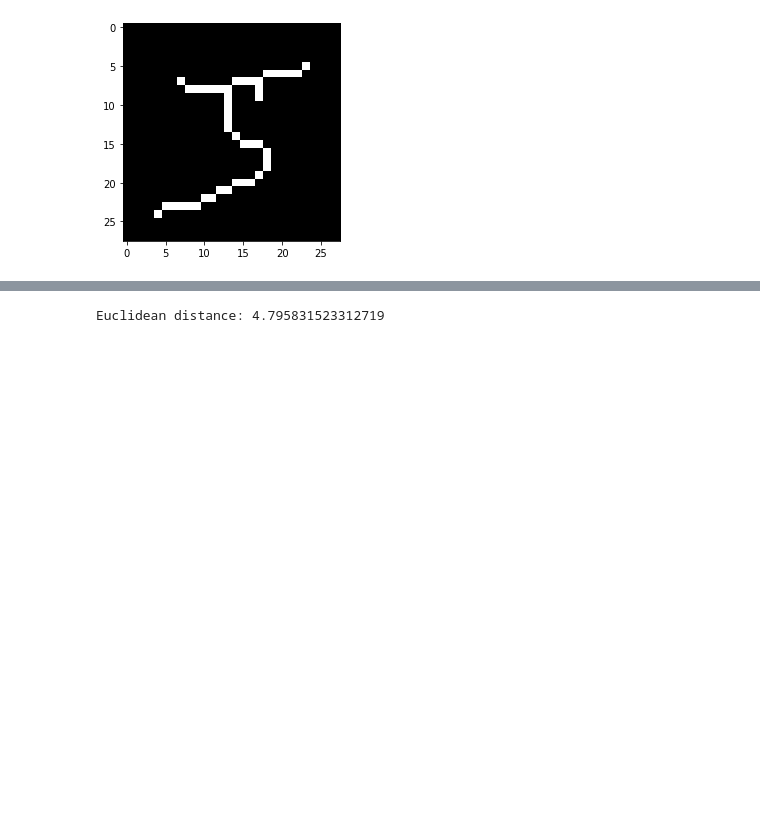
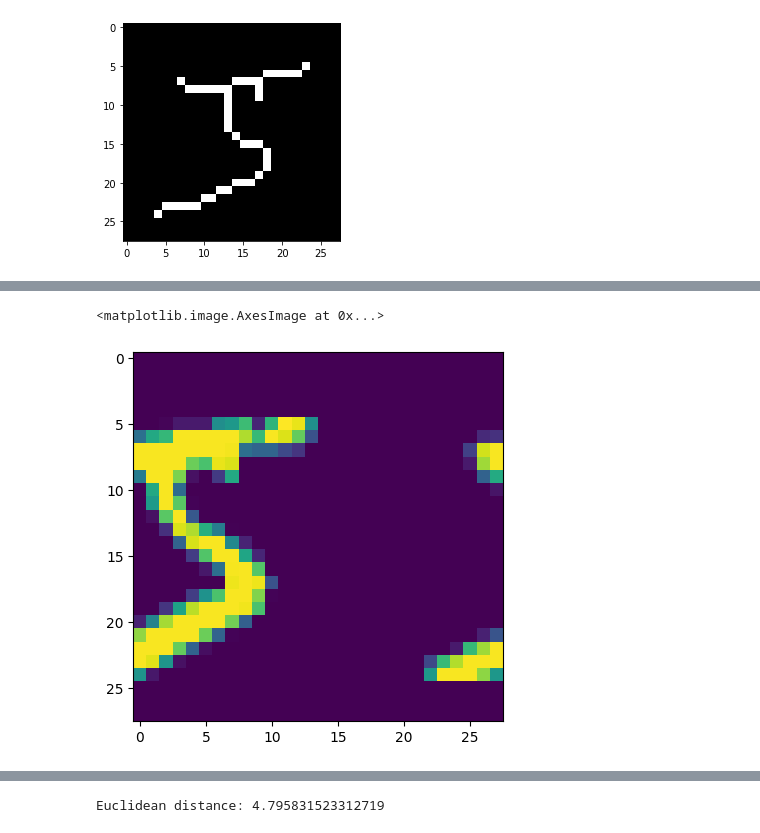
Before and after one commit to Meenu-Madhavan-M/Assignment1_python, a Jupyter notebook: DTTE_Colab_Tutorial_2_DataFeatures&Augmentation.ipynb, the cells around one changed output, grey strips where cells are left out. Saved outputs shown, nothing was run; the diff lists cells and outputs as text; code cells hidden in the pictures; blank space fills up the shorter version.

```diff
--- a/DTTE_Colab_Tutorial_2_DataFeatures&Augmentation.ipynb
+++ b/DTTE_Colab_Tutorial_2_DataFeatures&Augmentation.ipynb
@@ -948,0 +849,13 @@ Downloading data from https://storage.googleapis.com/tensorflow/tf-keras-dataset
+# %%
+# Function for random horizontal shift
+
+def horizontal_shift(img, max_shift):
+
+  shift_amount = np.random.randint(-max_shift, max_shift + 1)
+  shifted_image = np.roll(img, shift_amount, axis=1)
+  return shifted_image
+
+plt.imshow(horizontal_shift(train_X[0], 30))
+# %% [output]
+<matplotlib.image.AxesImage at 0x...>
+[figure, added]
```
Also changed, not shown: parts of 22 cells of this notebook.
